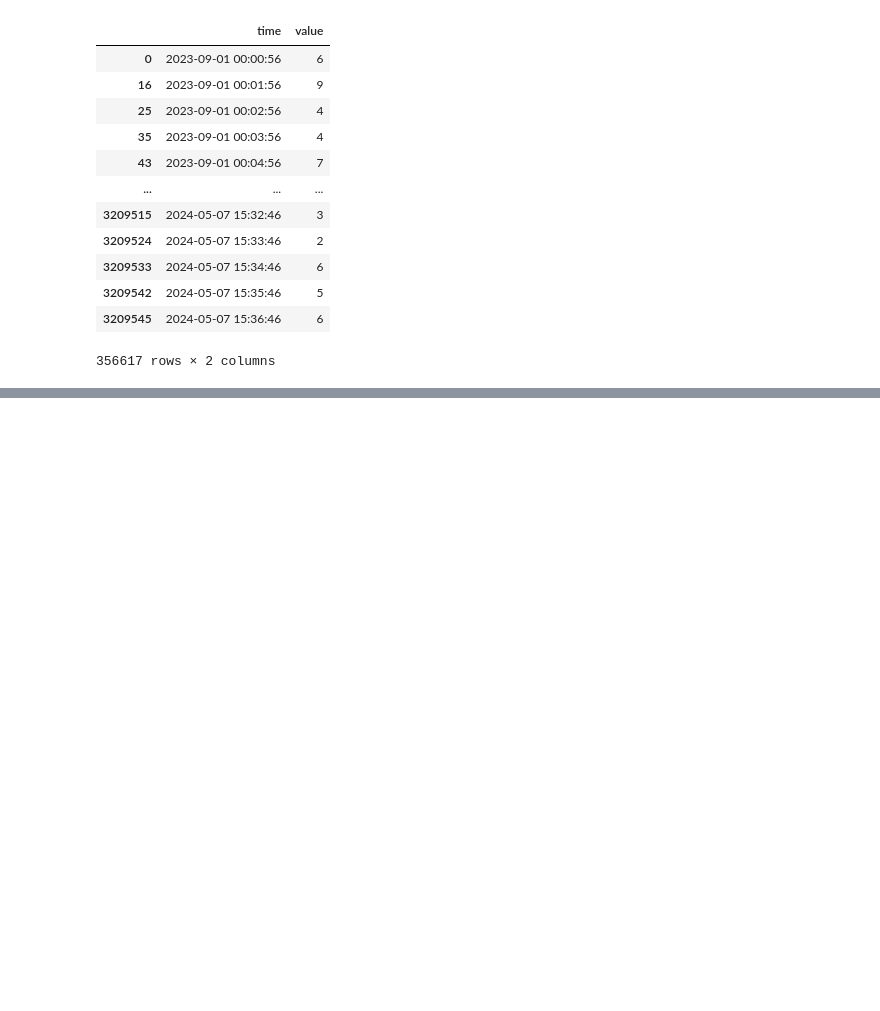
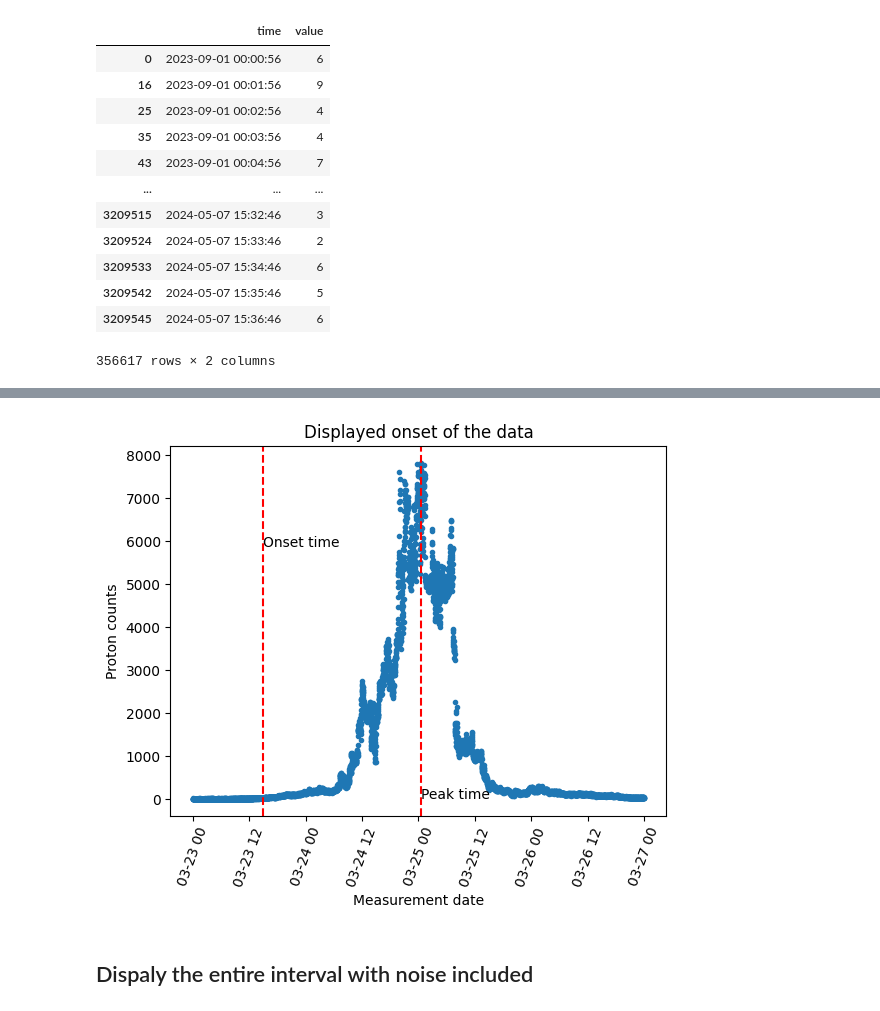
Before and after one commit to AGHRADEM/radem-notebooks, a Jupyter notebook: analysis/1_onset_analysis.ipynb, the cells around one changed output, grey strips where cells are left out. Saved outputs shown, nothing was run; the diff lists cells and outputs as text; code cells hidden in the pictures; blank space fills up the shorter version.

```diff
--- a/analysis/1_onset_analysis.ipynb
+++ b/analysis/1_onset_analysis.ipynb
@@ -71,7 +139,7 @@ def find_onset(series: pd.Series, background_mu_sigma: Tuple[float, float], cusu
     onset_time = None
     for i in range(1, len(series)):
         normalized_flux = (series.iloc[i] - bg_mean) / bg_sigma
-        previous_cusum, cusum = cusum, np.max(0, normalized_flux - round(k) + previous_cusum)
+        previous_cusum, cusum = cusum, max(0, normalized_flux - round(k) + previous_cusum)
         alert = alert + 1 if cusum > hastiness else 0
 
         if alert == cusum_window:
@@ -81,0 +152,4 @@ def find_onset(series: pd.Series, background_mu_sigma: Tuple[float, float], cusu
+# %%
+onset_index = find_onset(series=search_df['value'], background_mu_sigma=(noise_mean, noise_sigma), cusum_window=30)
+onset_data = search_df.iloc[onset_index]
+print(f"Found onset: {onset_data['time']}")
@@ -81,0 +158,3 @@ def find_onset(series: pd.Series, background_mu_sigma: Tuple[float, float], cusu
+# %%
+peak_data = search_df.loc[search_df['value'].idxmax()]
+print(f"Found peak: {peak_data['time']}")
@@ -81,0 +163,20 @@ def find_onset(series: pd.Series, background_mu_sigma: Tuple[float, float], cusu
+# %%
+plt.scatter(x=search_df['time'], y=search_df['value'], marker='.')
+plt.xlabel("Measurement date")
+plt.ylabel("Proton counts")
+plt.title("Displayed onset of the data")
+
+# Display and annotate the onset time
+plt.axvline(x=onset_data['time'], color='r', linestyle='--')
+plt.annotate('Onset time', xy=(onset_data['time'], search_df.max()['value'] * 3/4))
+
+# Display and annotate peak time
+plt.axvline(x=peak_data['time'], color='r', linestyle='--')
+plt.annotate('Peak time', xy=(peak_data['time'], 0))
+
+plt.xticks(rotation=70) # To rotate the dates by 70 degrees
+plt.show()
+# %% [output]
+[figure, added]
+# %% [markdown]
+## Dispaly the entire interval with noise included
```
Also changed, not shown: parts of 16 cells of this notebook, 3 other files.
